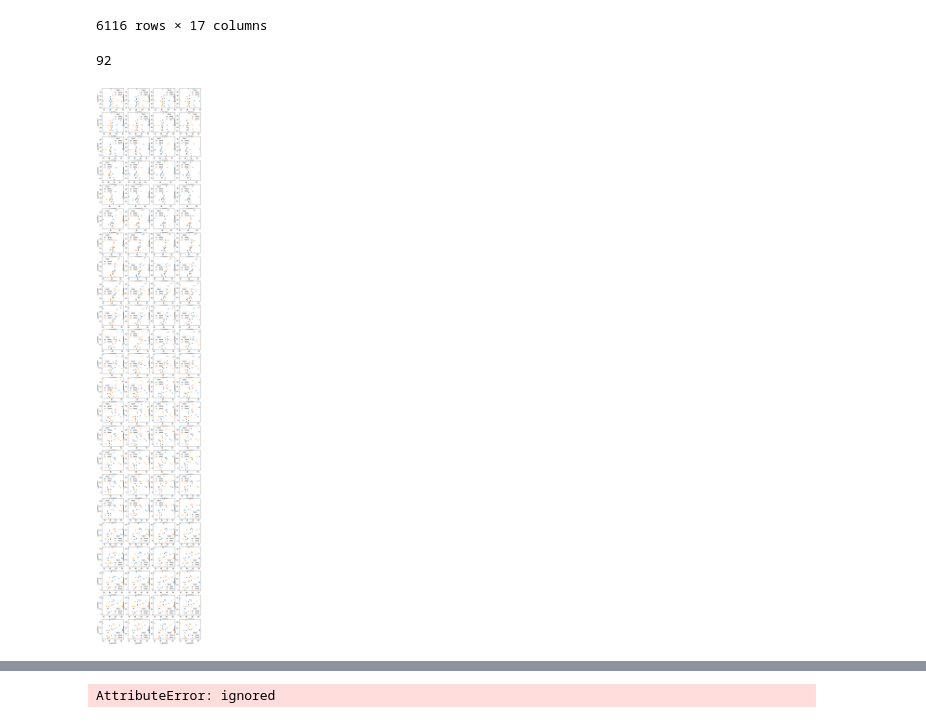
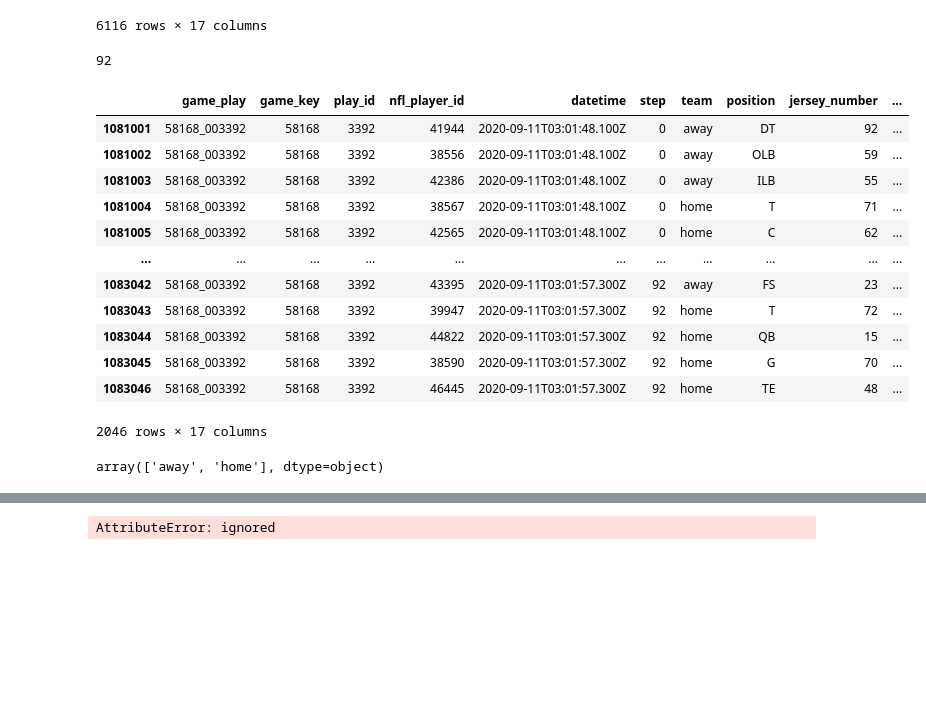
Before and after one commit to jjooki/Player-Contact-Detection, a Jupyter notebook: EDA_cj.ipynb, the cells around one changed output, grey strips where cells are left out. Saved outputs shown, nothing was run; the diff lists cells and outputs as text; code cells hidden in the pictures; blank space fills up the shorter version.

```diff
--- a/EDA_cj.ipynb
+++ b/EDA_cj.ipynb
@@ -348,31 +310,27 @@ train_player_tracking[train_player_tracking.game_play == '58168_003392']
 | 1083045 | 58168_003392 | 58168 | 3392 | 38590 | 2020-09-11T03:01:57.300Z | 92 | home | G | 70 | ... |
 | 1083046 | 58168_003392 | 58168 | 3392 | 46445 | 2020-09-11T03:01:57.300Z | 92 | home | TE | 48 | ... |
 6116 rows × 17 columns
-# %%
-game_df = train_player_tracking[train_player_tracking.game_play == '58168_003392']
-game_df = game_df[game_df.step >= 0]
-print(game_df.step.max())
-
-_, ax = plt.subplots(10, 10, figsize=(30, 30))
-idx = 0
-color = {
-    'home': 'blue',
-    'away': 'orange'
-}
-
-for step in game_df.step.unique():
-
-    m = idx // 4
-    n = idx % 4
-
-    temp = game_df[game_df.step == step]
-
-    sns.scatterplot(data=temp, x='x_position',
-                    y='y_position', hue='team',
-                    ax=ax[m][n])
-    idx += 1
-
-plt.show()
-# %% [output]
-92
-[figure, removed]
+# %%
+game_df = train_player_tracking[train_player_tracking.game_play == '58168_003392']
+game_df = game_df[game_df.step >= 0]
+print(game_df.step.max())
+game_df
+# %% [output]
+92
+|  | game_play | game_key | play_id | nfl_player_id | datetime | step | team | position | jersey_number | ... |
+| 1081001 | 58168_003392 | 58168 | 3392 | 41944 | 2020-09-11T03:01:48.100Z | 0 | away | DT | 92 | ... |
+| 1081002 | 58168_003392 | 58168 | 3392 | 38556 | 2020-09-11T03:01:48.100Z | 0 | away | OLB | 59 | ... |
+| 1081003 | 58168_003392 | 58168 | 3392 | 42386 | 2020-09-11T03:01:48.100Z | 0 | away | ILB | 55 | ... |
+| 1081004 | 58168_003392 | 58168 | 3392 | 38567 | 2020-09-11T03:01:48.100Z | 0 | home | T | 71 | ... |
+| 1081005 | 58168_003392 | 58168 | 3392 | 42565 | 2020-09-11T03:01:48.100Z | 0 | home | C | 62 | ... |
+| ... | ... | ... | ... | ... | ... | ... | ... | ... | ... | ... |
+| 1083042 | 58168_003392 | 58168 | 3392 | 43395 | 2020-09-11T03:01:57.300Z | 92 | away | FS | 23 | ... |
+| 1083043 | 58168_003392 | 58168 | 3392 | 39947 | 2020-09-11T03:01:57.300Z | 92 | home | T | 72 | ... |
+| 1083044 | 58168_003392 | 58168 | 3392 | 44822 | 2020-09-11T03:01:57.300Z | 92 | home | QB | 15 | ... |
+| 1083045 | 58168_003392 | 58168 | 3392 | 38590 | 2020-09-11T03:01:57.300Z | 92 | home | G | 70 | ... |
+| 1083046 | 58168_003392 | 58168 | 3392 | 46445 | 2020-09-11T03:01:57.300Z | 92 | home | TE | 48 | ... |
+2046 rows × 17 columns
+# %%
+game_df.team.unique()
+# %% [output]
+array(['away', 'home'], dtype=object)
```
Also changed, not shown: parts of 7 cells of this notebook.
